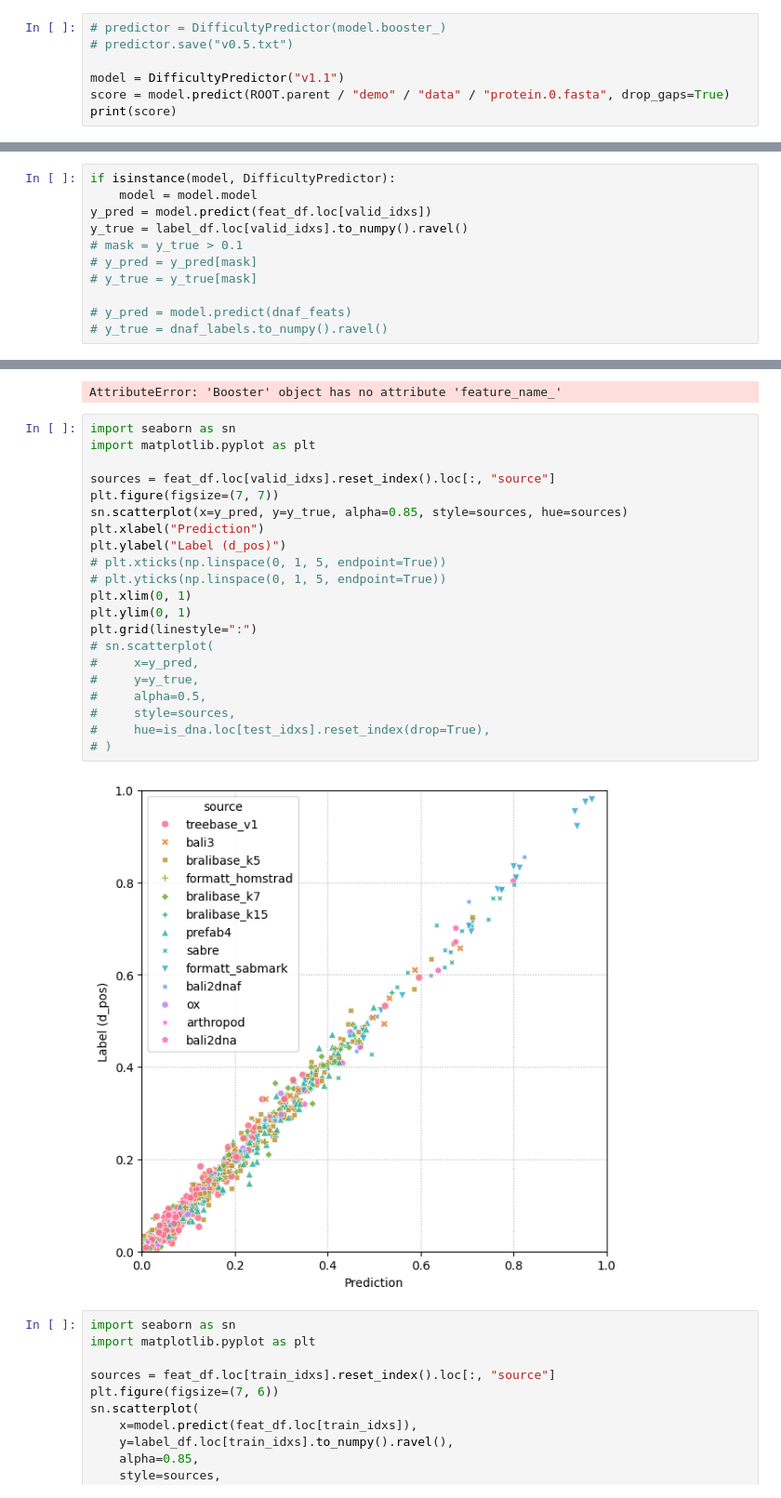
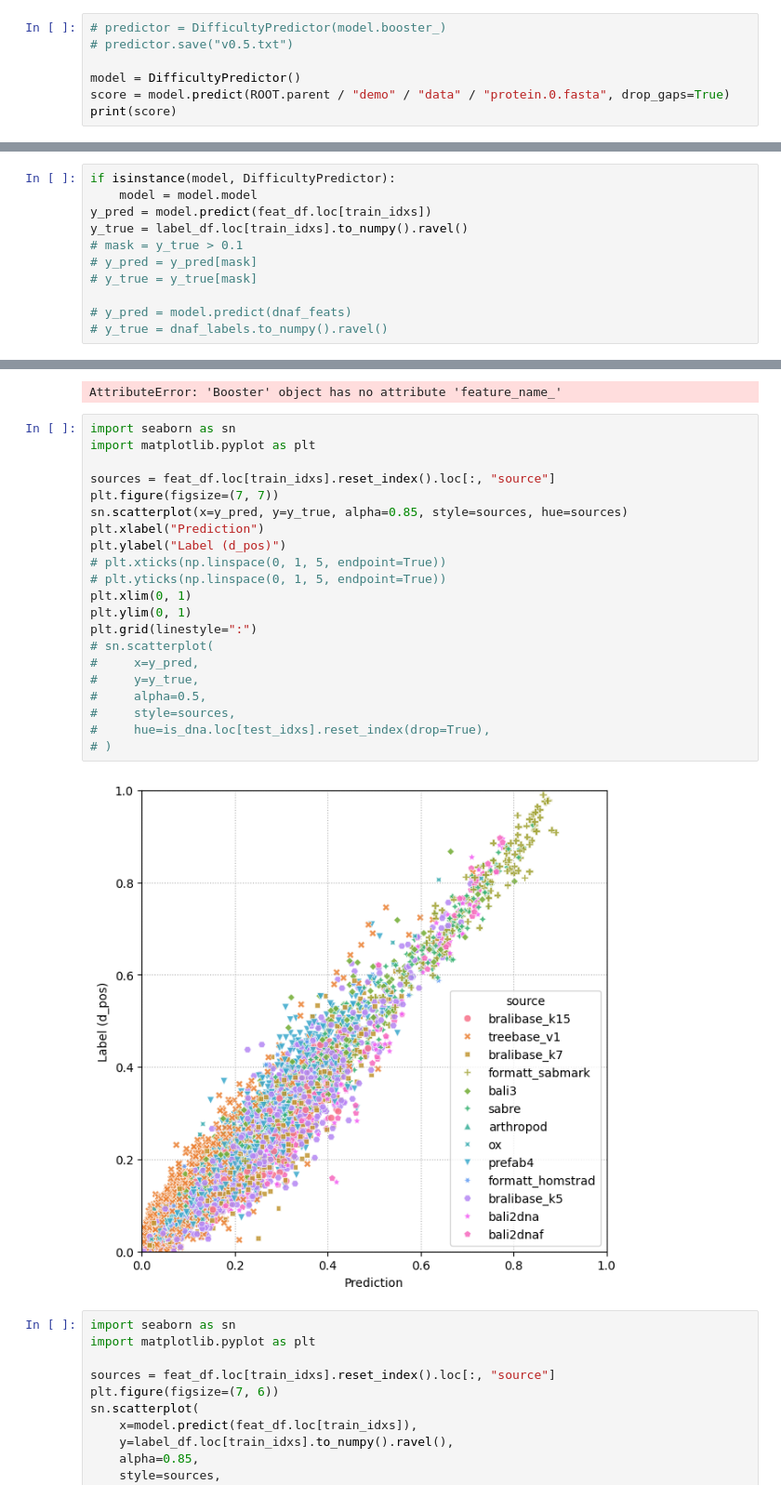
Before and after one commit to MaBody/aldiscore, a Jupyter notebook: notebooks/misc/prediction_dev.ipynb, the cells around one changed output, grey strips where cells are left out. Shown at 93% size. Cells and saved outputs as stored; diff of their text form.

```diff
--- a/notebooks/misc/prediction_dev.ipynb
+++ b/notebooks/misc/prediction_dev.ipynb
@@ -281,7 +295,7 @@ KeyboardInterrupt:
 # predictor = DifficultyPredictor(model.booster_)
 # predictor.save("v0.5.txt")
 
-model = DifficultyPredictor("v1.1")
+model = DifficultyPredictor()
 score = model.predict(ROOT.parent / "demo" / "data" / "protein.0.fasta", drop_gaps=True)
 print(score)
 # %% [output]
@@ -297,8 +307,8 @@ model.model._get_loaded_param()["num_iterations"]
 # %%
 if isinstance(model, DifficultyPredictor):
     model = model.model
-y_pred = model.predict(feat_df.loc[valid_idxs])
-y_true = label_df.loc[valid_idxs].to_numpy().ravel()
+y_pred = model.predict(feat_df.loc[train_idxs])
+y_true = label_df.loc[train_idxs].to_numpy().ravel()
 # mask = y_true > 0.1
 # y_pred = y_pred[mask]
 # y_true = y_true[mask]
@@ -356,26 +366,26 @@ AttributeError: 'Booster' object has no attribute 'feature_name_'
 # %%
 import seaborn as sn
 import matplotlib.pyplot as plt
 
-sources = feat_df.loc[valid_idxs].reset_index().loc[:, "source"]
+sources = feat_df.loc[train_idxs].reset_index().loc[:, "source"]
 plt.figure(figsize=(7, 7))
 sn.scatterplot(x=y_pred, y=y_true, alpha=0.85, style=sources, hue=sources)
 plt.xlabel("Prediction")
 plt.ylabel("Label (d_pos)")
 # plt.xticks(np.linspace(0, 1, 5, endpoint=True))
 # plt.yticks(np.linspace(0, 1, 5, endpoint=True))
 plt.xlim(0, 1)
 plt.ylim(0, 1)
 plt.grid(linestyle=":")
 # sn.scatterplot(
 #     x=y_pred,
 #     y=y_true,
 #     alpha=0.5,
 #     style=sources,
 #     hue=is_dna.loc[test_idxs].reset_index(drop=True),
 # )
 # %% [output]
-[figure, old version]
+[figure, new version]
 # %%
 import seaborn as sn
 import matplotlib.pyplot as plt
```
Also changed, not shown: parts of 5 cells of this notebook, 3 other files.
